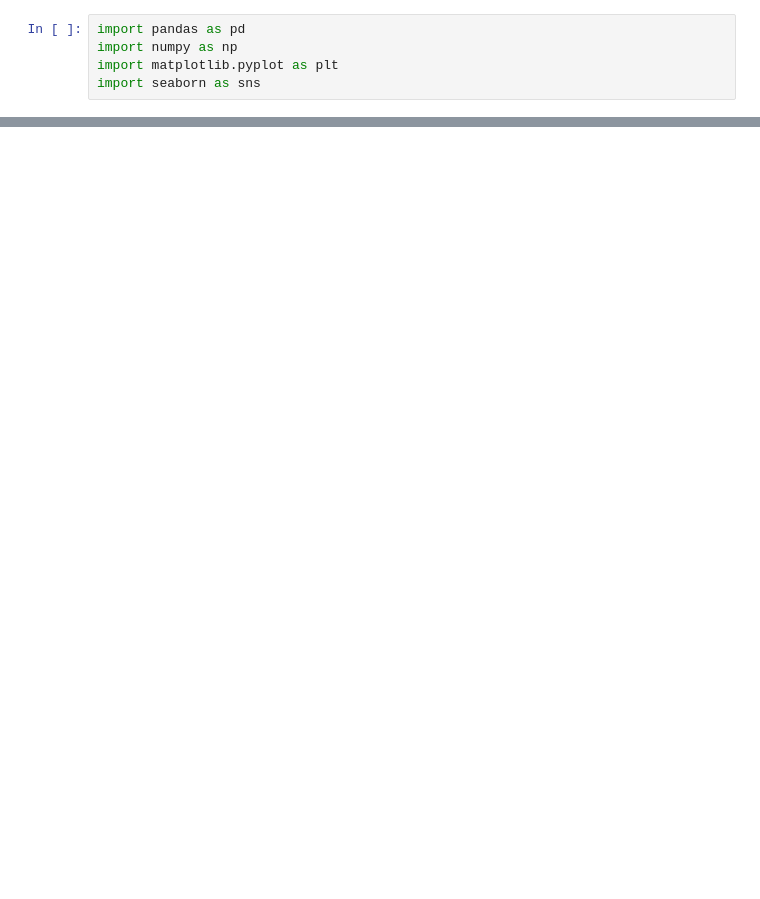
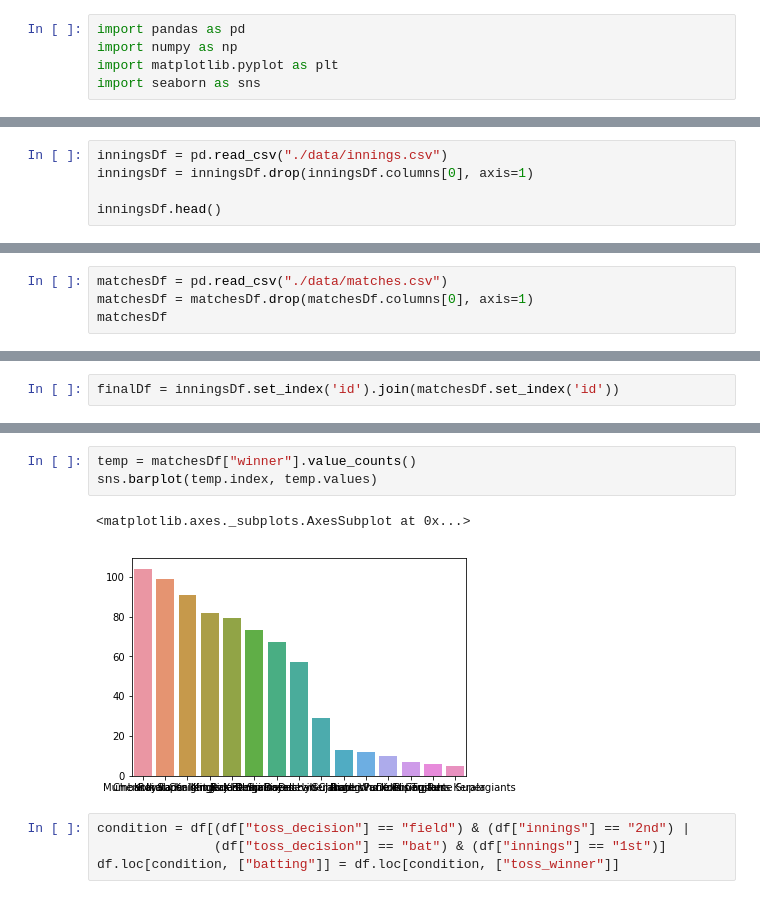
Before and after one commit to rikithreddy/pydata, a Jupyter notebook: Data analysis.ipynb, the cells around one changed output, grey strips where cells are left out. Saved outputs shown, nothing was run; the diff lists cells and outputs as text; blank space fills up the shorter version.

```diff
--- a/Data analysis.ipynb
+++ b/Data analysis.ipynb
@@ -27,0 +6,5 @@ df[df["bat_runs"] == 4]
+# %%
+inningsDf = pd.read_csv("./data/innings.csv")
+inningsDf = inningsDf.drop(inningsDf.columns[0], axis=1)
+
+inningsDf.head()
@@ -27,0 +18,4 @@ df[df["bat_runs"] == 4]
+# %%
+matchesDf = pd.read_csv("./data/matches.csv")
+matchesDf = matchesDf.drop(matchesDf.columns[0], axis=1)
+matchesDf
@@ -27,0 +41,2 @@ df[df["bat_runs"] == 4]
+# %%
+finalDf = inningsDf.set_index('id').join(matchesDf.set_index('id'))
@@ -27,0 +96,10 @@ df[df["bat_runs"] == 4]
+# %%
+temp = matchesDf["winner"].value_counts()
+sns.barplot(temp.index, temp.values)
+# %% [output]
+<matplotlib.axes._subplots.AxesSubplot at 0x...>
+[figure, added]
+# %%
+condition = df[(df["toss_decision"] == "field") & (df["innings"] == "2nd") |
+               (df["toss_decision"] == "bat") & (df["innings"] == "1st")]
+df.loc[condition, ["batting"]] = df.loc[condition, ["toss_winner"]]
```
Also changed, not shown: parts of 6 cells of this notebook, 1 other file.
